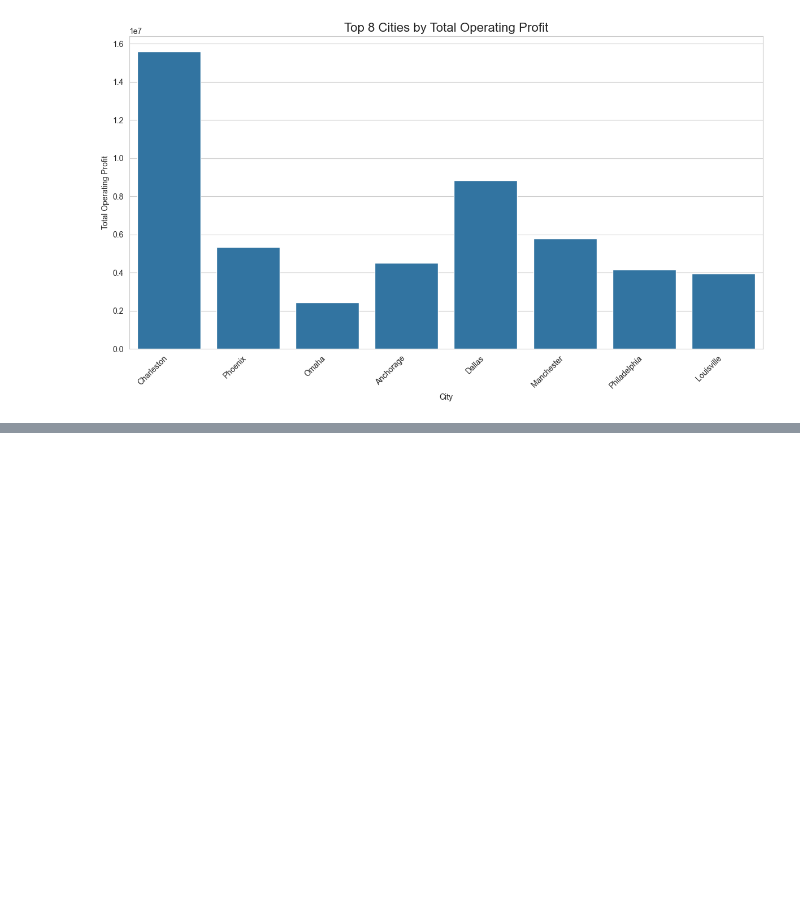
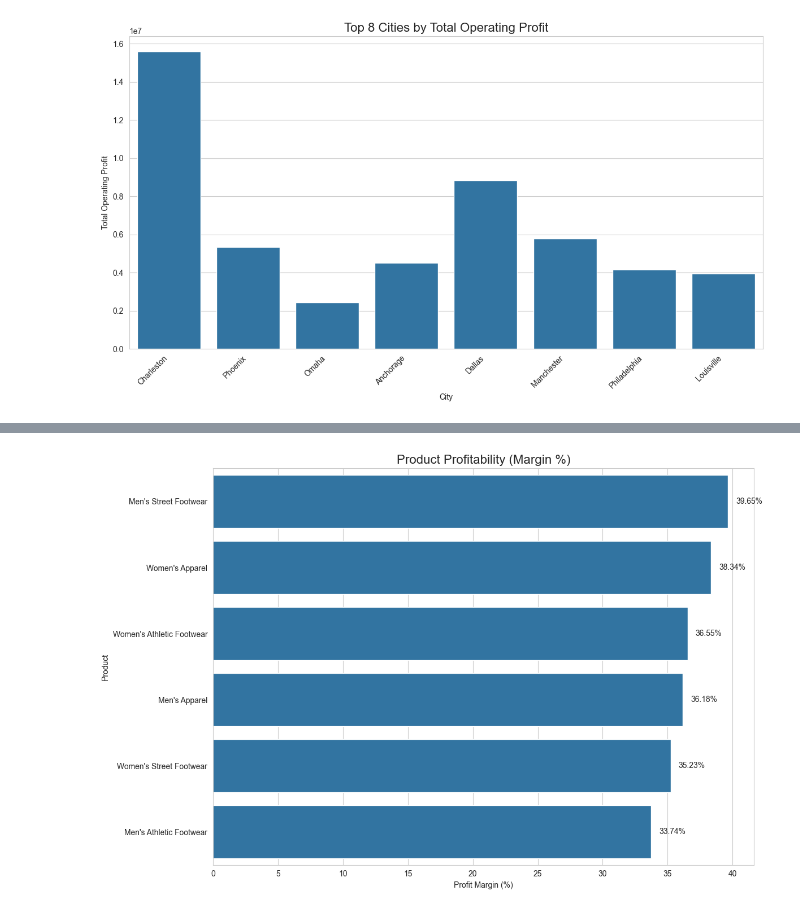
Before and after one commit to satcode8/Sales-Data-Analysis, a Jupyter notebook: Sales.ipynb, the cells around one changed output, grey strips where cells are left out. Cells and saved outputs as stored; diff of their text form; code cells hidden in the pictures; blank space fills up the shorter version.

```diff
--- a/Sales.ipynb
+++ b/Sales.ipynb
@@ -362,3 +363,16 @@ plt.tight_layout()
 plt.show()
 # %% [output]
 [figure]
+# %%
+res = sp.sql("""
+    SELECT
+        Product,
+        SUM(Total_Sales) AS TotalSales,
+        SUM(Operating_Profit) AS TotalProfit,
+        (SUM(Operating_Profit) / SUM(Total_Sales)) * 100 AS ProfitMargin
+    FROM sales_analysis
+    GROUP BY Product
+    ORDER BY ProfitMargin DESC
+""")
+
+res.show()
@@ -364,0 +390,21 @@ plt.show()
+# %%
+pandas_df = res.toPandas()
+# %%
+plt.figure(figsize=(12, 8))
+
+ax = sns.barplot(x='ProfitMargin', y='Product', data=pandas_df, orient='h')
+
+plt.title('Product Profitability (Margin %)', fontsize=16)
+plt.xlabel('Profit Margin (%)')
+plt.ylabel('Product')
+
+
+for p in ax.patches:
+    width = p.get_width()
+    plt.text(width + 0.6, p.get_y() + p.get_height() / 2,
+             f'{width:.2f}%',
+             va='center')
+
+plt.tight_layout()
+# %% [output]
+[figure, added]
```
Also changed, not shown: parts of 11 cells of this notebook.
